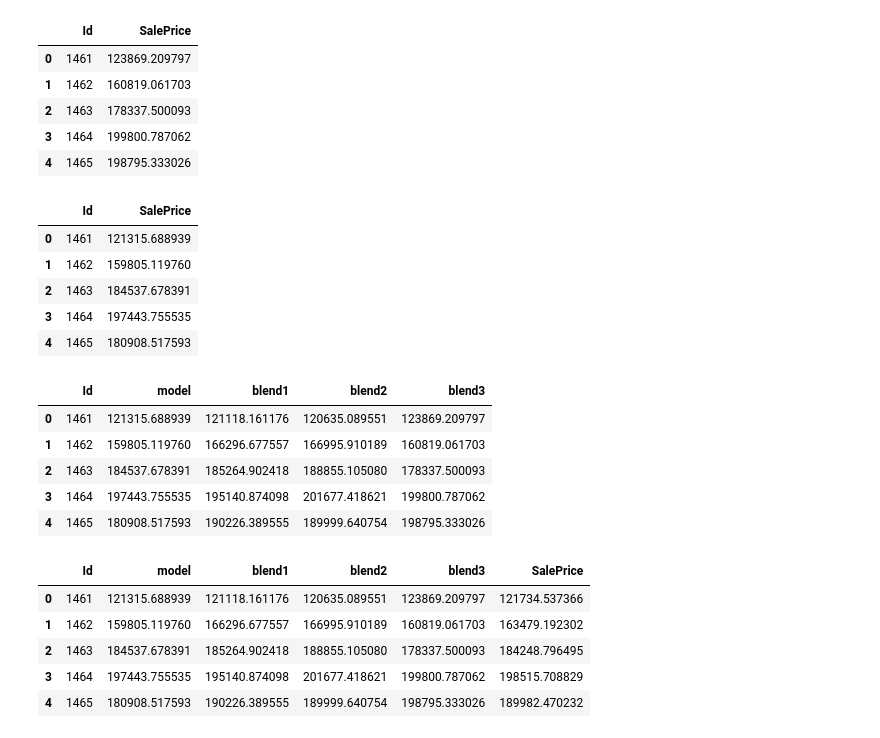
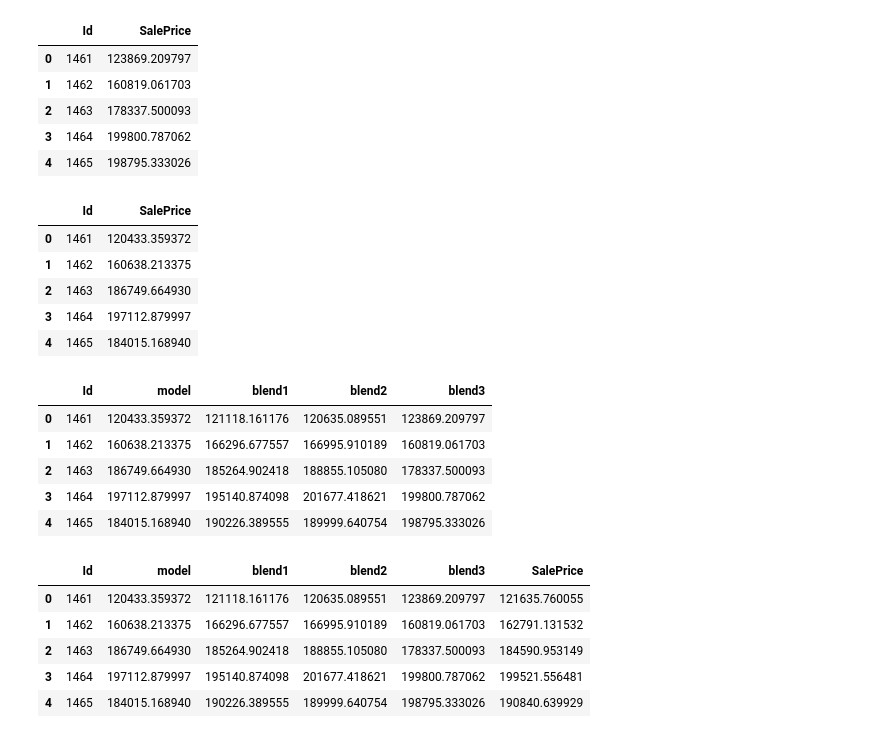
Before and after one commit to druce/iowa, a Jupyter notebook: blender.ipynb, the cells around one changed output. Cells and saved outputs as stored; diff of their text form; code cells hidden in the pictures.

```diff
--- a/blender.ipynb
+++ b/blender.ipynb
@@ -98,15 +98,15 @@ blend3.head()
 | 3 | 1464 | 199800.787062 |
 | 4 | 1465 | 198795.333026 |
 # %%
-my_sub = pd.read_csv('stackblend3.csv')
+my_sub = pd.read_csv('stackblend3_adjust.csv')
 my_sub.head()
 # %% [output]
 |  | Id | SalePrice |
-| 0 | 1461 | 121315.688939 |
-| 1 | 1462 | 159805.119760 |
-| 2 | 1463 | 184537.678391 |
-| 3 | 1464 | 197443.755535 |
-| 4 | 1465 | 180908.517593 |
+| 0 | 1461 | 120433.359372 |
+| 1 | 1462 | 160638.213375 |
+| 2 | 1463 | 186749.664930 |
+| 3 | 1464 | 197112.879997 |
+| 4 | 1465 | 184015.168940 |
 # %%
 blend1.rename(columns={'SalePrice': 'blend1'}, inplace=True)
 blend2.rename(columns={'SalePrice': 'blend2'}, inplace=True)
@@ -119,20 +119,27 @@ mymerge = my_sub.merge(blend1, on='Id') \
 mymerge.head()
 # %% [output]
 |  | Id | model | blend1 | blend2 | blend3 |
-| 0 | 1461 | 121315.688939 | 121118.161176 | 120635.089551 | 123869.209797 |
-| 1 | 1462 | 159805.119760 | 166296.677557 | 166995.910189 | 160819.061703 |
-| 2 | 1463 | 184537.678391 | 185264.902418 | 188855.105080 | 178337.500093 |
-| 3 | 1464 | 197443.755535 | 195140.874098 | 201677.418621 | 199800.787062 |
-| 4 | 1465 | 180908.517593 | 190226.389555 | 189999.640754 | 198795.333026 |
+| 0 | 1461 | 120433.359372 | 121118.161176 | 120635.089551 | 123869.209797 |
+| 1 | 1462 | 160638.213375 | 166296.677557 | 166995.910189 | 160819.061703 |
+| 2 | 1463 | 186749.664930 | 185264.902418 | 188855.105080 | 178337.500093 |
+| 3 | 1464 | 197112.879997 | 195140.874098 | 201677.418621 | 199800.787062 |
+| 4 | 1465 | 184015.168940 | 190226.389555 | 189999.640754 | 198795.333026 |
+# %%
+for col in ['model', 'blend1', 'blend2', 'blend3']:
+    mymerge[col] = np.log1p(mymerge[col])
 # %%
-mymerge['SalePrice']=mymerge[['model','blend1','blend2','blend3']].mean(axis=1)
+mymerge['SalePrice']=mymerge[['model','blend2','blend3']].mean(axis=1)
+
+for col in ['model', 'blend1', 'blend2', 'blend3', 'SalePrice']:
+    mymerge[col] = np.expm1(mymerge[col])
+
 mymerge.head()
 # %% [output]
 |  | Id | model | blend1 | blend2 | blend3 | SalePrice |
-| 0 | 1461 | 121315.688939 | 121118.161176 | 120635.089551 | 123869.209797 | 121734.537366 |
-| 1 | 1462 | 159805.119760 | 166296.677557 | 166995.910189 | 160819.061703 | 163479.192302 |
-| 2 | 1463 | 184537.678391 | 185264.902418 | 188855.105080 | 178337.500093 | 184248.796495 |
-| 3 | 1464 | 197443.755535 | 195140.874098 | 201677.418621 | 199800.787062 | 198515.708829 |
-| 4 | 1465 | 180908.517593 | 190226.389555 | 189999.640754 | 198795.333026 | 189982.470232 |
+| 0 | 1461 | 120433.359372 | 121118.161176 | 120635.089551 | 123869.209797 | 121635.760055 |
+| 1 | 1462 | 160638.213375 | 166296.677557 | 166995.910189 | 160819.061703 | 162791.131532 |
+| 2 | 1463 | 186749.664930 | 185264.902418 | 188855.105080 | 178337.500093 | 184590.953149 |
+| 3 | 1464 | 197112.879997 | 195140.874098 | 201677.418621 | 199800.787062 | 199521.556481 |
+| 4 | 1465 | 184015.168940 | 190226.389555 | 189999.640754 | 198795.333026 | 190840.639929 |
 # %%
 mymerge[['Id', 'SalePrice']].to_csv('superblend.csv', index=False)
```
Also changed, not shown: parts of 1 cell of this notebook, 3 other files.
